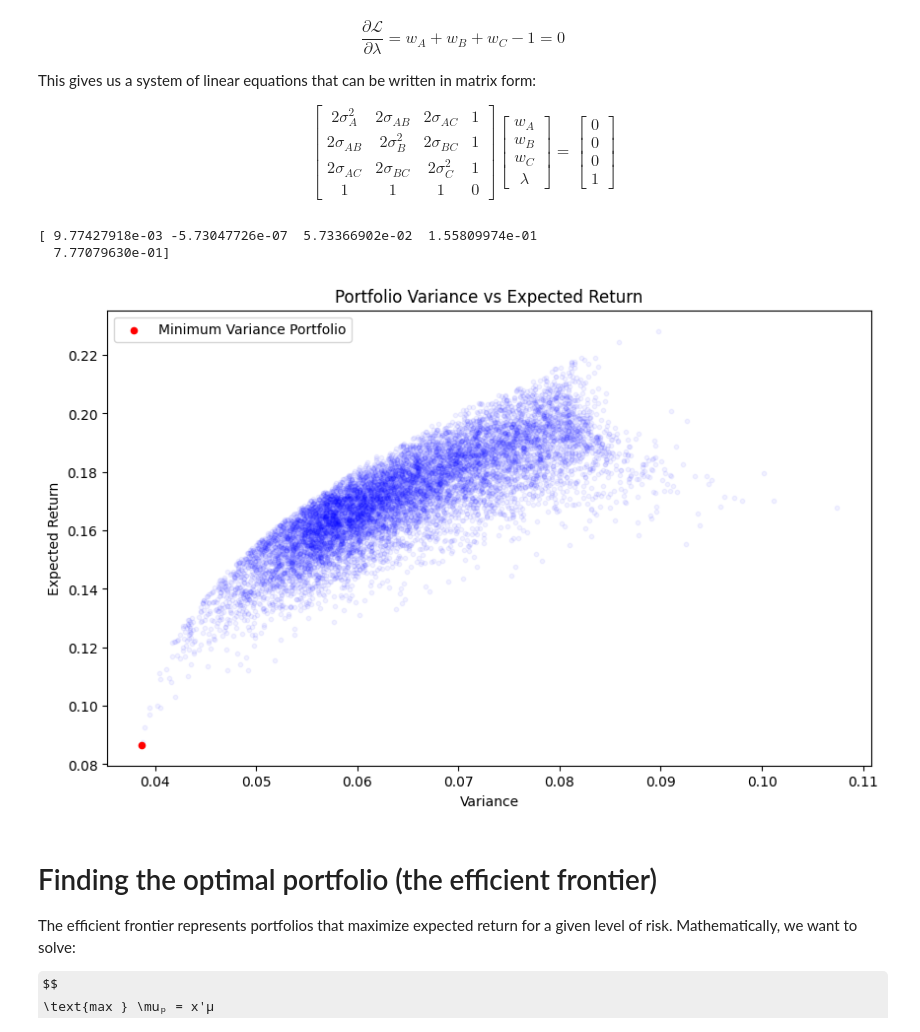
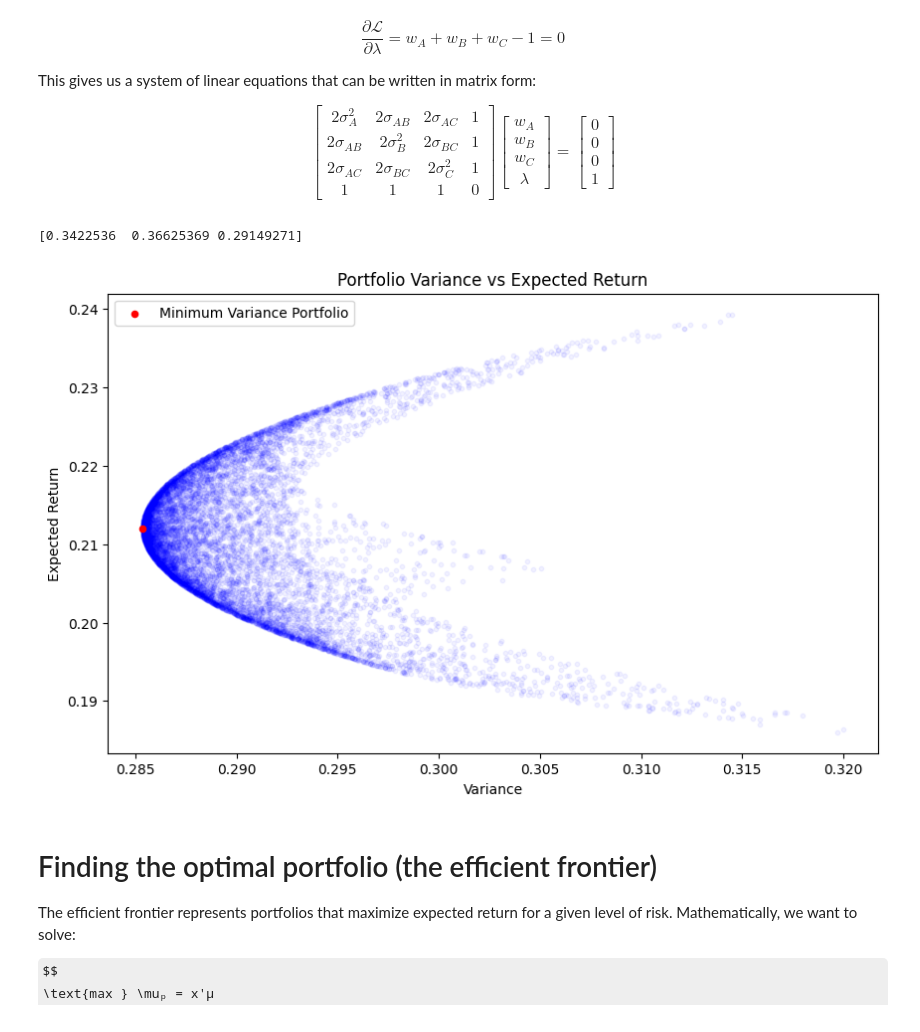
Before and after one commit to tomg223/portfolio-optimization, a Jupyter notebook: notebook.ipynb, the cells around one changed output. Cells and saved outputs as stored; diff of their text form; code cells hidden in the pictures; some formulas as TeX source.

```diff
--- a/notebook.ipynb
+++ b/notebook.ipynb
@@ -14,8 +14,8 @@ tickers = [
     'AAPL',
     'MSFT',
     'GOOGL',
-    "AMZN",
-    "KO"
+    # "AMZN",
+    # "KO"
     ]
 years = 5
 
@@ -126,7 +120,7 @@ $$
 $$
 # %%
 def calculate_variance(weights: np.ndarray) -> float:
-    return weights.T @ cov_matrix @ weights
+    return np.sqrt(weights.T @ cov_matrix @ weights)
 # %% [markdown]
 ## Expected return of a portfolio
 
@@ -270,28 +264,27 @@ def calculate_portfolio_weights(log_returns):
 weights = calculate_portfolio_weights(log_returns)
 print(weights)
 # %% [output]
-[ 9.77427918e-03 -5.73047726e-07  5.73366902e-02  1.55809974e-01
-  7.77079630e-01]
+[0.3422536  0.36625369 0.29149271]
 # %%
 plt.figure(figsize=(10, 6))
 plt.scatter(variances, portfolio_returns, c='blue', marker='o', s=10, alpha=0.05)
 
 # Calculate variance and return for the minimum variance portfolio
-min_var_portfolio_variance = np.dot(np.dot(weights, cov_matrix), weights)
+min_var_portfolio_variance = np.sqrt(weights @ cov_matrix @ weights)
 min_var_portfolio_return = np.dot(weights, expected_returns["Annual Return"])
 
 # Plot the minimum variance portfolio point
 plt.scatter(min_var_portfolio_variance, min_var_portfolio_return,
            c='red', marker='o', s=20, label='Minimum Variance Portfolio')
 plt.legend()
 
 
 plt.xlabel('Variance')
 plt.ylabel('Expected Return')
 plt.title('Portfolio Variance vs Expected Return')
 plt.show()
 # %% [output]
-[figure, old version]
+[figure, new version]
 # %% [markdown]
 # Finding the optimal portfolio (the efficient frontier)
 
```
Also changed, not shown: parts of 10 cells of this notebook.
